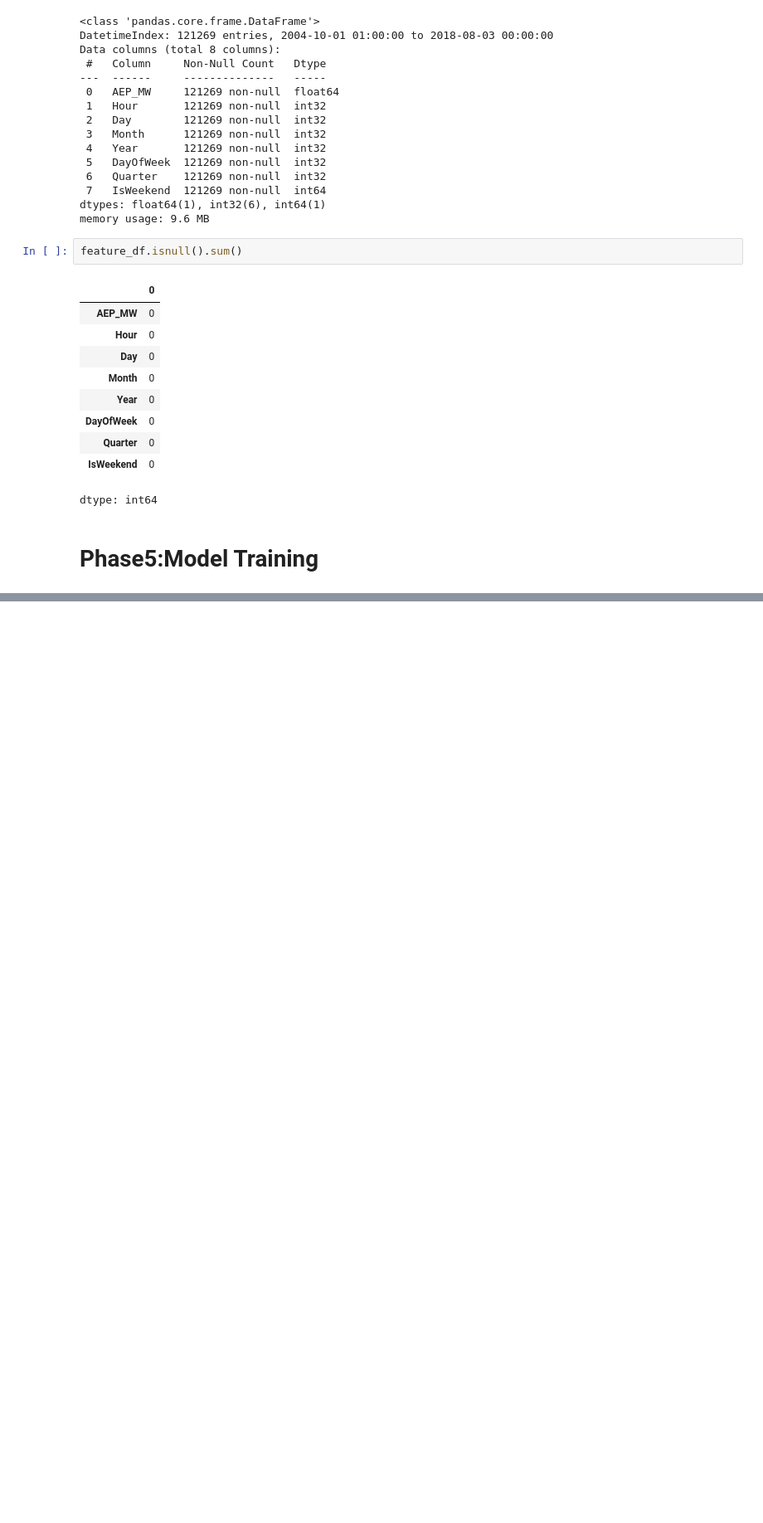
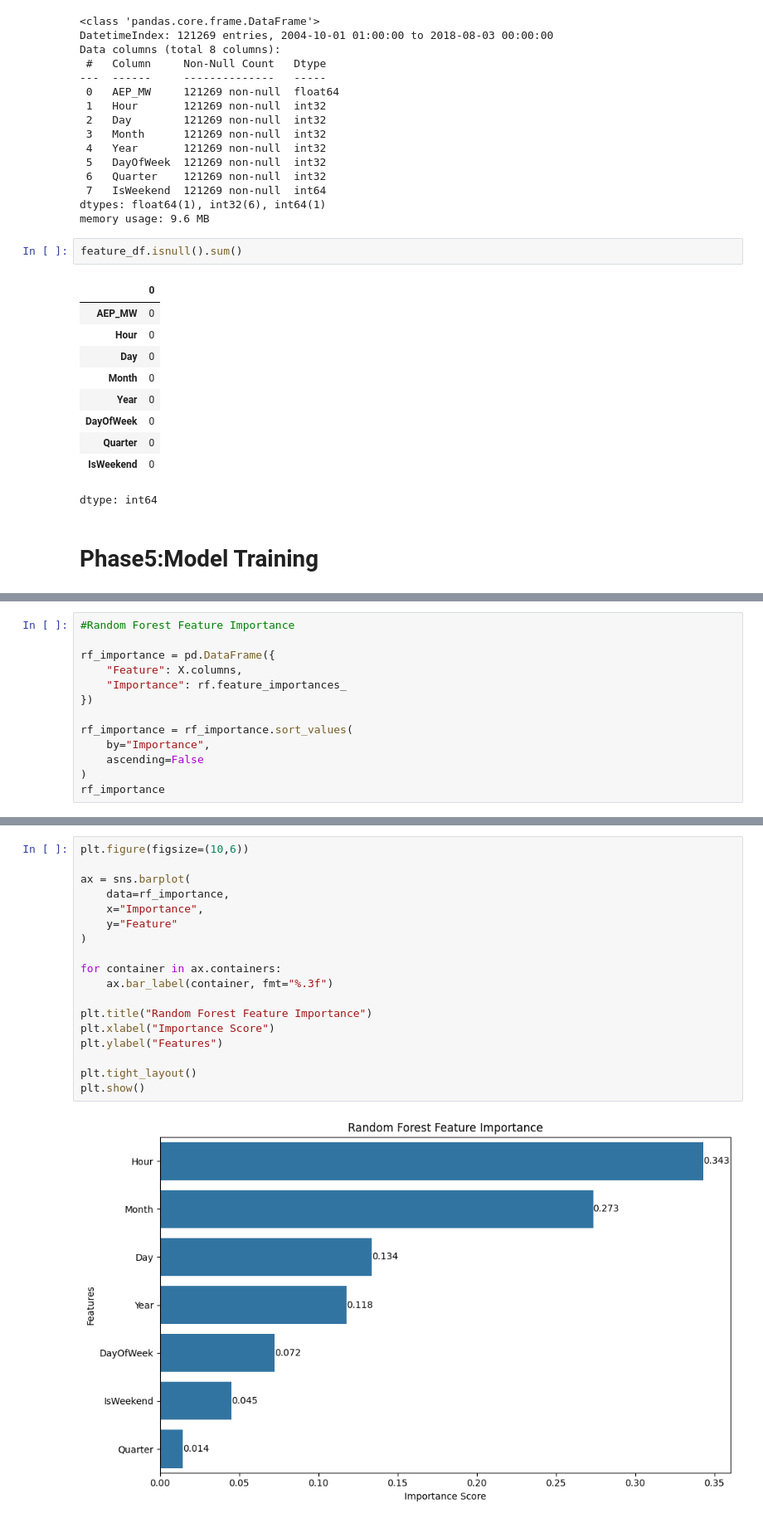
Before and after one commit to Probin1904/PJM-Energy-Consumption-Forecasting-Pipeline, a Jupyter notebook: PJM_Energy_Consumption_Forecasting_using_ML.ipynb, the cells around one changed output, grey strips where cells are left out. Shown at 83% size. Cells and saved outputs as stored; diff of their text form; blank space fills up the shorter version.

```diff
--- a/PJM_Energy_Consumption_Forecasting_using_ML.ipynb
+++ b/PJM_Energy_Consumption_Forecasting_using_ML.ipynb
@@ -370,0 +613,13 @@ dtype: int64
+# %%
+#Random Forest Feature Importance
+
+rf_importance = pd.DataFrame({
+    "Feature": X.columns,
+    "Importance": rf.feature_importances_
+})
+
+rf_importance = rf_importance.sort_values(
+    by="Importance",
+    ascending=False
+)
+rf_importance
@@ -370,0 +635,20 @@ dtype: int64
+# %%
+plt.figure(figsize=(10,6))
+
+ax = sns.barplot(
+    data=rf_importance,
+    x="Importance",
+    y="Feature"
+)
+
+for container in ax.containers:
+    ax.bar_label(container, fmt="%.3f")
+
+plt.title("Random Forest Feature Importance")
+plt.xlabel("Importance Score")
+plt.ylabel("Features")
+
+plt.tight_layout()
+plt.show()
+# %% [output]
+[figure, added]
```
Also changed, not shown: parts of 27 cells of this notebook.
